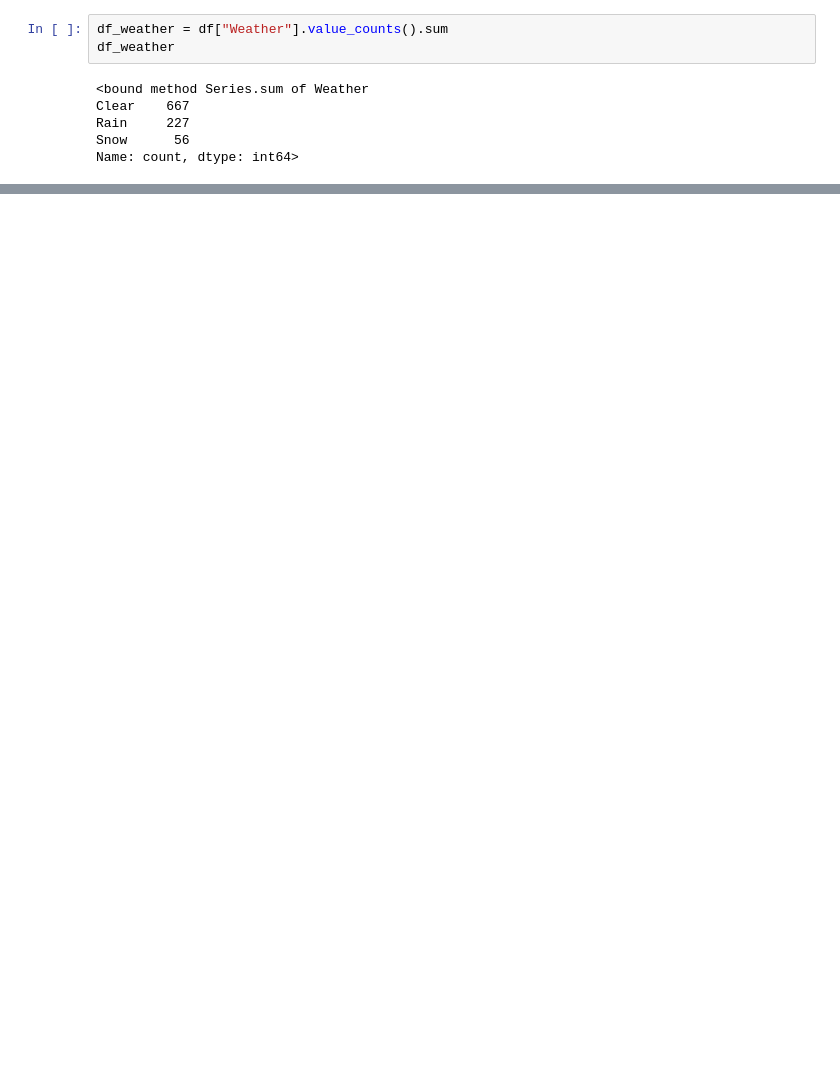
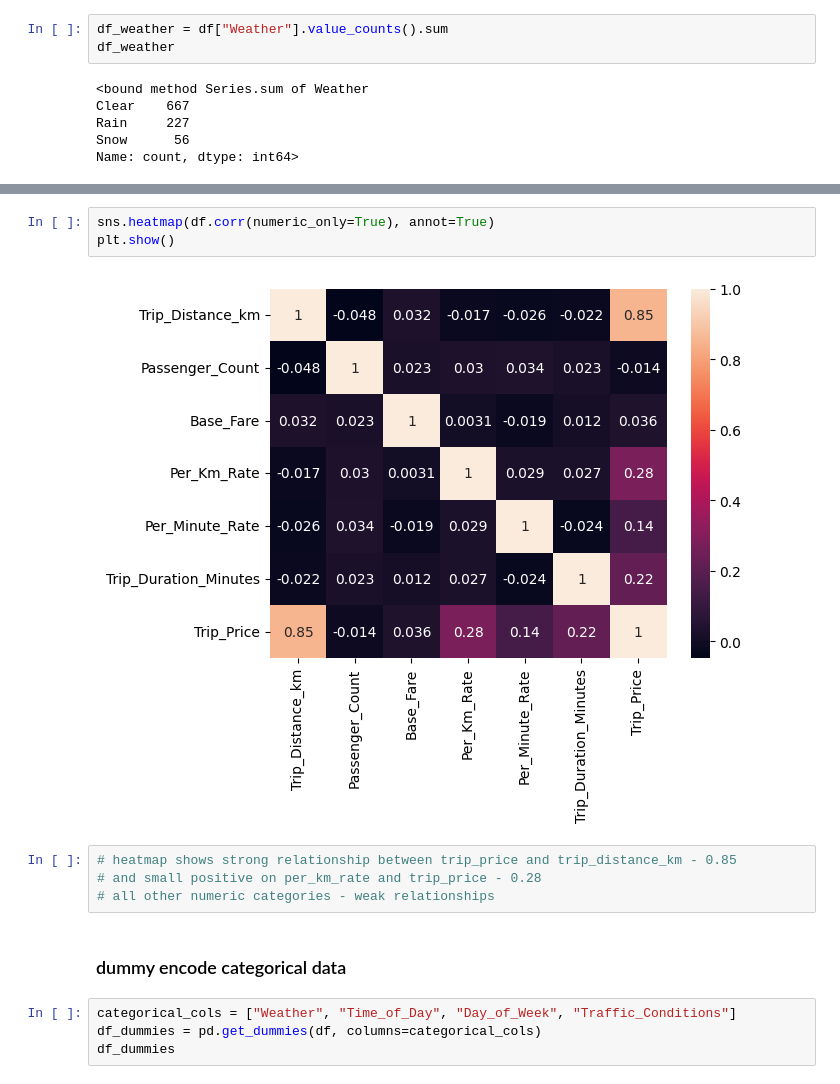
Before and after one commit to SusannaR11/taxipred-prediction-fullstack-SUSANNA-ROKKA-OPA24, a Jupyter notebook: explorations/eda.ipynb, the cells around one changed output, grey strips where cells are left out. Saved outputs shown, nothing was run; the diff lists cells and outputs as text; blank space fills up the shorter version.

```diff
--- a/explorations/eda.ipynb
+++ b/explorations/eda.ipynb
@@ -114,0 +304,15 @@ import matplotlib.pyplot as plt
+# %%
+sns.heatmap(df.corr(numeric_only=True), annot=True)
+plt.show()
+# %% [output]
+[figure, added]
+# %%
+# heatmap shows strong relationship between trip_price and trip_distance_km - 0.85
+# and small positive on per_km_rate and trip_price - 0.28
+# all other numeric categories - weak relationships
+# %% [markdown]
+### dummy encode categorical data
+# %%
+categorical_cols = ["Weather", "Time_of_Day", "Day_of_Week", "Traffic_Conditions"]
+df_dummies = pd.get_dummies(df, columns=categorical_cols)
+df_dummies
```
Also changed, not shown: parts of 29 cells of this notebook.
